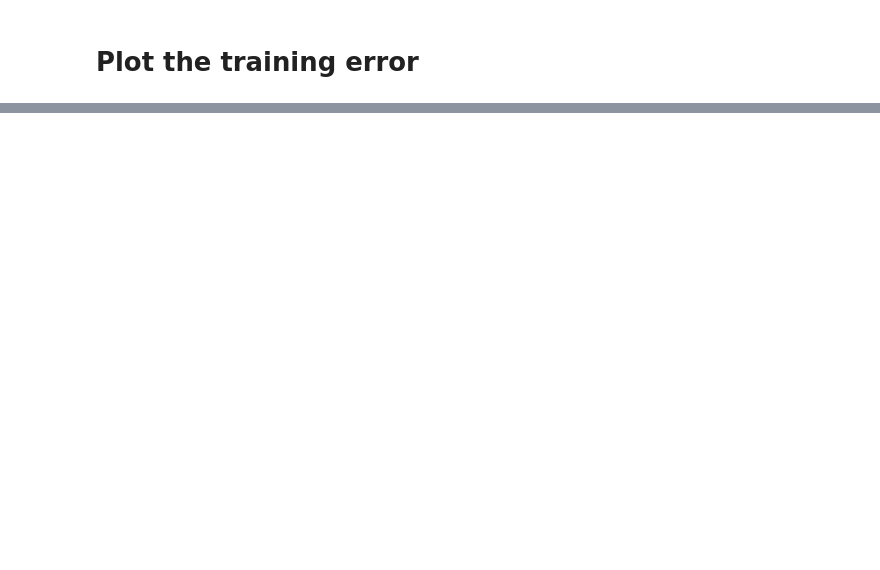
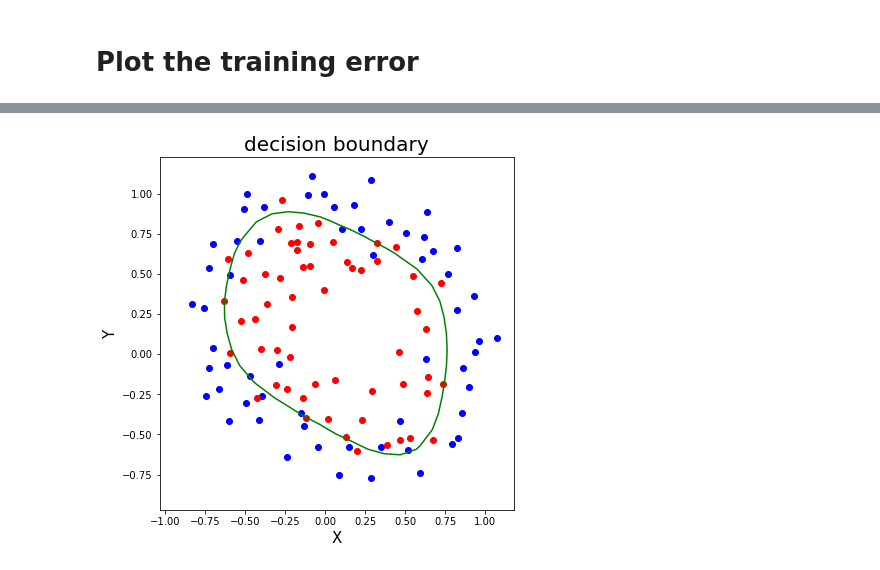
Before and after one commit to thdgmltjd123/MLProject, a Jupyter notebook: 20150711_Assignment06.ipynb, the cells around one changed output, grey strips where cells are left out. Drawn from its saved outputs; the diff is of its cells as text; code cells hidden in the pictures; blank space fills up the shorter version.

```diff
--- a/20150711_Assignment06.ipynb
+++ b/20150711_Assignment06.ipynb
@@ -130,0 +149,18 @@ plt.show()
+# %%
+x_min, x_max = pointX.min()-0.2 , pointX.max()+0.05
+y_min, y_max = pointY.min()-0.2 , pointY.max()+0.2
+xx, yy = np.meshgrid(np.arange(x_min,x_max, 0.1),
+                     np.arange(y_min,y_max, 0.1))
+# %%
+plt.figure(figsize = (6,6))
+plt.title("decision boundary", fontsize = 20)
+plt.xlabel("X",fontsize = 15)
+plt.ylabel("Y",fontsize = 15)
+plt.contour(xx,yy,Z,levels = [0.5], colors = "green")
+plt.scatter(pointX0, pointY0, c='b')
+plt.scatter(pointX1, pointY1, c='r')
+plt.tight_layout()
+plt.gca().set_aspect('equal', adjustable='box')
+plt.show()
+# %% [output]
+[figure, added]
```
Also changed, not shown: parts of 6 cells of this notebook.
